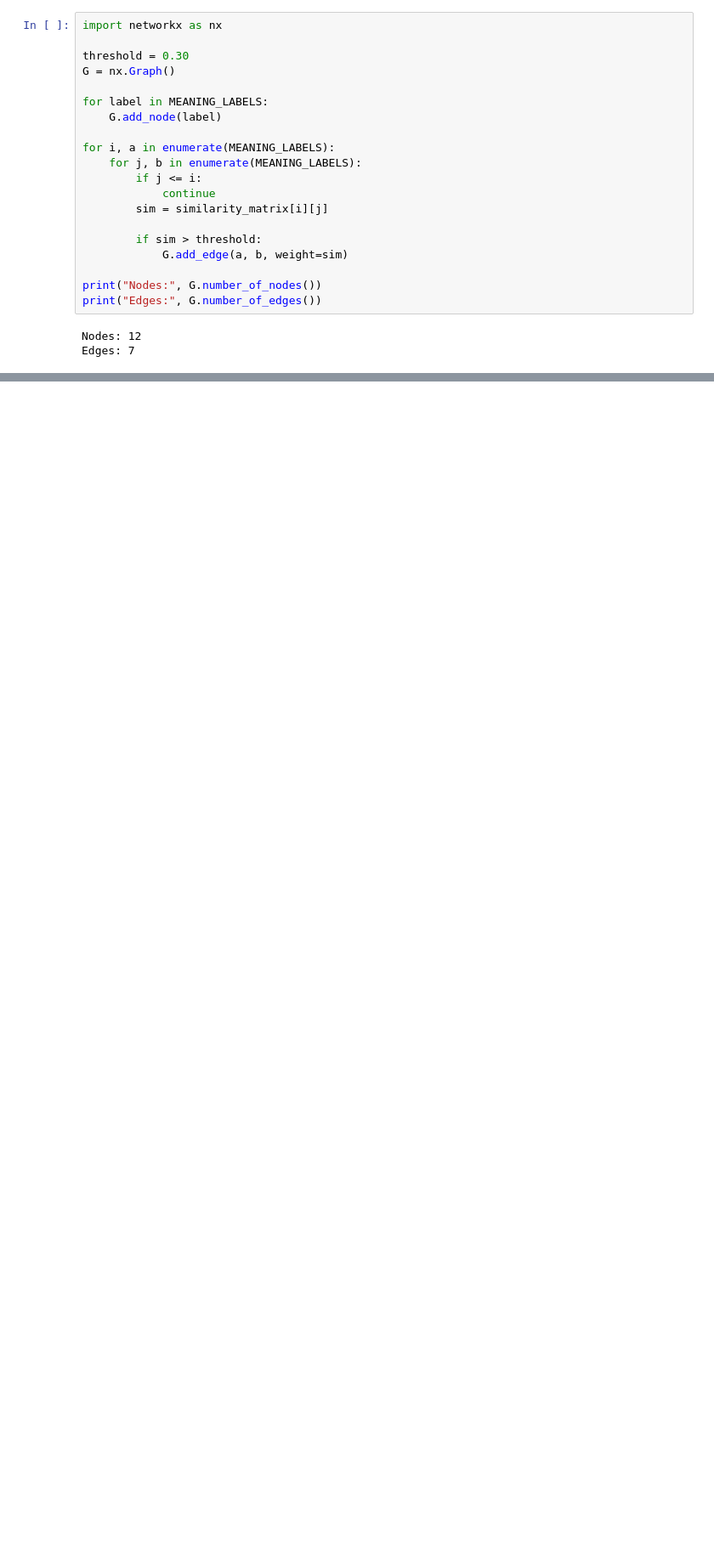
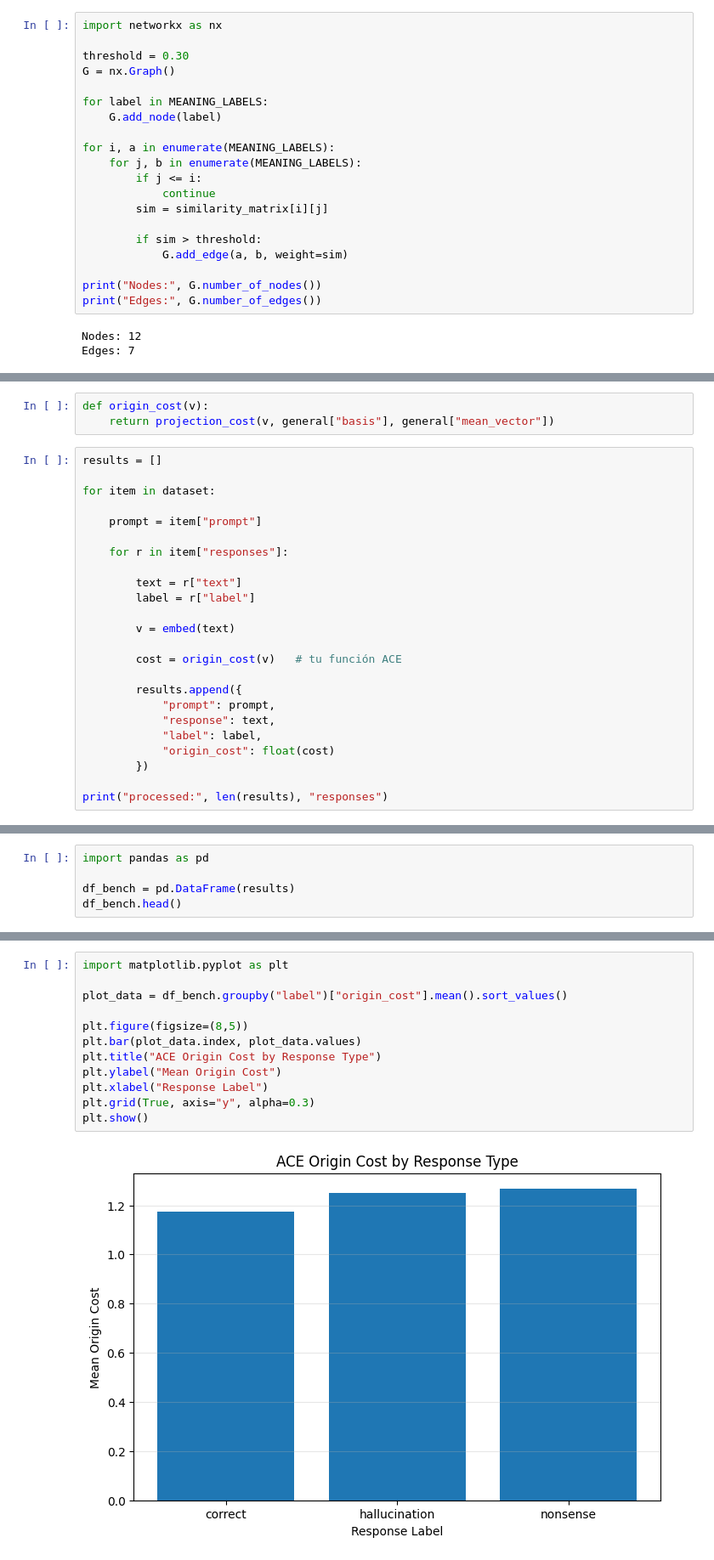
Before and after one commit to rosatisoft/ace-semantic-gateway, a Jupyter notebook: notebooks/ACE_Context_Matrix_—_Semantic_Field_Demo.ipynb, the cells around one changed output, grey strips where cells are left out. Shown at 85% size. Saved outputs shown, nothing was run; the diff lists cells and outputs as text; blank space fills up the shorter version.

Commit message:
dataset

```diff
--- a/notebooks/ACE_Context_Matrix_—_Semantic_Field_Demo.ipynb
+++ b/notebooks/ACE_Context_Matrix_—_Semantic_Field_Demo.ipynb
@@ -1003,0 +1160,27 @@ plt.show()
+# %%
+def origin_cost(v):
+    return projection_cost(v, general["basis"], general["mean_vector"])
+# %%
+results = []
+
+for item in dataset:
+
+    prompt = item["prompt"]
+
+    for r in item["responses"]:
+
+        text = r["text"]
+        label = r["label"]
+
+        v = embed(text)
+
+        cost = origin_cost(v)   # tu función ACE
+
+        results.append({
+            "prompt": prompt,
+            "response": text,
+            "label": label,
+            "origin_cost": float(cost)
+        })
+
+print("processed:", len(results), "responses")
@@ -1003,0 +1189,5 @@ plt.show()
+# %%
+import pandas as pd
+
+df_bench = pd.DataFrame(results)
+df_bench.head()
@@ -1003,0 +1218,14 @@ plt.show()
+# %%
+import matplotlib.pyplot as plt
+
+plot_data = df_bench.groupby("label")["origin_cost"].mean().sort_values()
+
+plt.figure(figsize=(8,5))
+plt.bar(plot_data.index, plot_data.values)
+plt.title("ACE Origin Cost by Response Type")
+plt.ylabel("Mean Origin Cost")
+plt.xlabel("Response Label")
+plt.grid(True, axis="y", alpha=0.3)
+plt.show()
+# %% [output]
+[figure, added]
```
Also changed, not shown: parts of 22 cells of this notebook, 1 other file.
